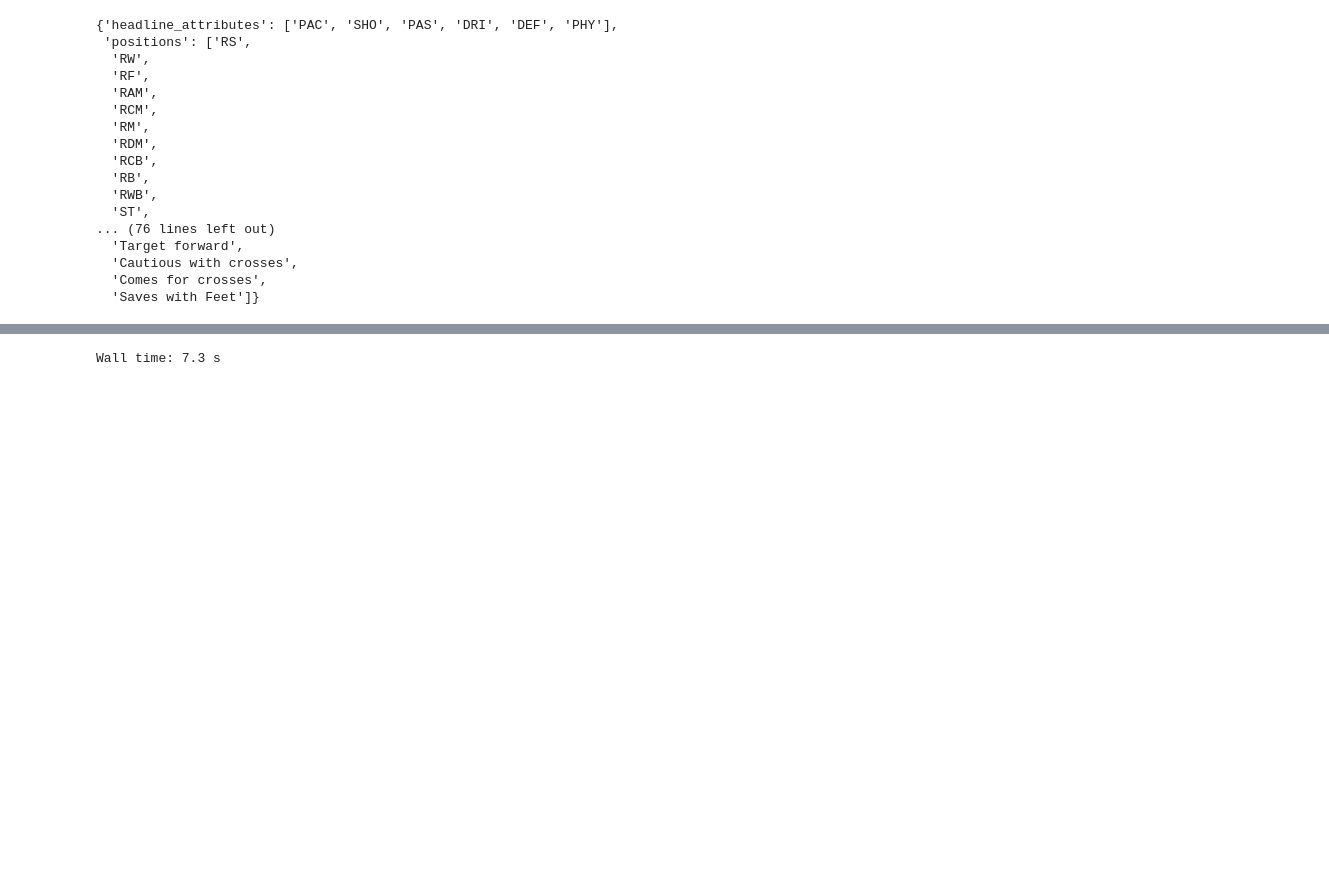
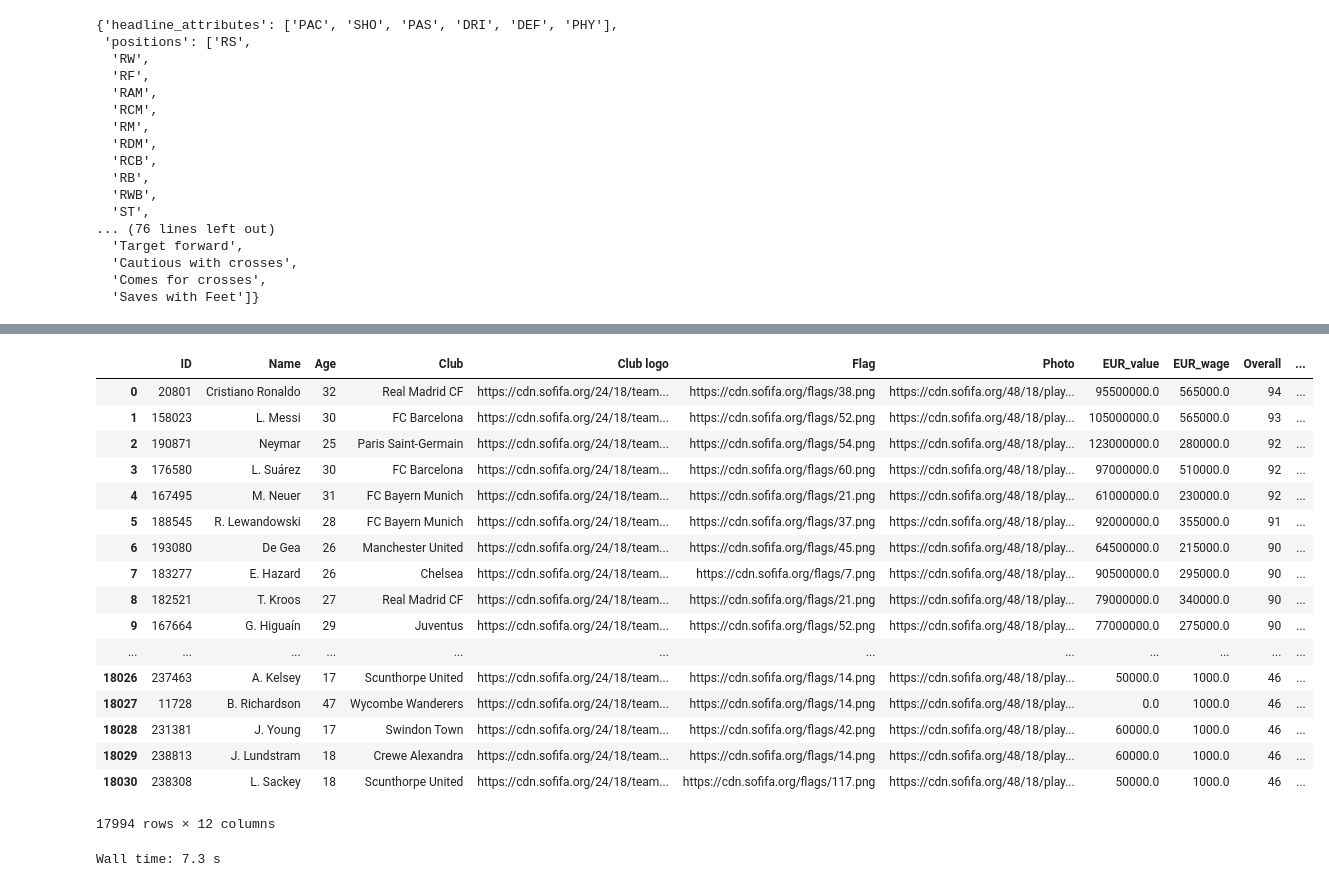
Before and after one commit to kevinheavey/fifa18-even-more-player-data, a Jupyter notebook: crawler.ipynb, the cells around one changed output, grey strips where cells are left out. Saved outputs shown, nothing was run; the diff lists cells and outputs as text; code cells hidden in the pictures; blank space fills up the shorter version.

Commit message:
Reorder overview columns

```diff
--- a/crawler.ipynb
+++ b/crawler.ipynb
@@ -57,4 +57,25 @@ player_overview_data
 17994 rows × 13 columns
+# %%
+player_overview_data[['ID', 'Name', 'Age', 'Club', 'Club logo', 'Flag', 'Photo', 'EUR_value', 'EUR_wage', 'Overall', 'Potential', 'Special']]
+# %% [output]
+|  | ID | Name | Age | Club | Club logo | Flag | Photo | EUR_value | EUR_wage | Overall | ... |
+| 0 | 20801 | Cristiano Ronaldo | 32 | Real Madrid CF | https://cdn.sofifa.org/24/18/team... | https://cdn.sofifa.org/flags/38.png | https://cdn.sofifa.org/48/18/play... | 95500000.0 | 565000.0 | 94 | ... |
+| 1 | 158023 | L. Messi | 30 | FC Barcelona | https://cdn.sofifa.org/24/18/team... | https://cdn.sofifa.org/flags/52.png | https://cdn.sofifa.org/48/18/play... | 105000000.0 | 565000.0 | 93 | ... |
+| 2 | 190871 | Neymar | 25 | Paris Saint-Germain | https://cdn.sofifa.org/24/18/team... | https://cdn.sofifa.org/flags/54.png | https://cdn.sofifa.org/48/18/play... | 123000000.0 | 280000.0 | 92 | ... |
+| 3 | 176580 | L. Suárez | 30 | FC Barcelona | https://cdn.sofifa.org/24/18/team... | https://cdn.sofifa.org/flags/60.png | https://cdn.sofifa.org/48/18/play... | 97000000.0 | 510000.0 | 92 | ... |
+| 4 | 167495 | M. Neuer | 31 | FC Bayern Munich | https://cdn.sofifa.org/24/18/team... | https://cdn.sofifa.org/flags/21.png | https://cdn.sofifa.org/48/18/play... | 61000000.0 | 230000.0 | 92 | ... |
+| 5 | 188545 | R. Lewandowski | 28 | FC Bayern Munich | https://cdn.sofifa.org/24/18/team... | https://cdn.sofifa.org/flags/37.png | https://cdn.sofifa.org/48/18/play... | 92000000.0 | 355000.0 | 91 | ... |
+| 6 | 193080 | De Gea | 26 | Manchester United | https://cdn.sofifa.org/24/18/team... | https://cdn.sofifa.org/flags/45.png | https://cdn.sofifa.org/48/18/play... | 64500000.0 | 215000.0 | 90 | ... |
+| 7 | 183277 | E. Hazard | 26 | Chelsea | https://cdn.sofifa.org/24/18/team... | https://cdn.sofifa.org/flags/7.png | https://cdn.sofifa.org/48/18/play... | 90500000.0 | 295000.0 | 90 | ... |
+| 8 | 182521 | T. Kroos | 27 | Real Madrid CF | https://cdn.sofifa.org/24/18/team... | https://cdn.sofifa.org/flags/21.png | https://cdn.sofifa.org/48/18/play... | 79000000.0 | 340000.0 | 90 | ... |
+| 9 | 167664 | G. Higuaín | 29 | Juventus | https://cdn.sofifa.org/24/18/team... | https://cdn.sofifa.org/flags/52.png | https://cdn.sofifa.org/48/18/play... | 77000000.0 | 275000.0 | 90 | ... |
+| ... | ... | ... | ... | ... | ... | ... | ... | ... | ... | ... | ... |
+| 18026 | 237463 | A. Kelsey | 17 | Scunthorpe United | https://cdn.sofifa.org/24/18/team... | https://cdn.sofifa.org/flags/14.png | https://cdn.sofifa.org/48/18/play... | 50000.0 | 1000.0 | 46 | ... |
+| 18027 | 11728 | B. Richardson | 47 | Wycombe Wanderers | https://cdn.sofifa.org/24/18/team... | https://cdn.sofifa.org/flags/14.png | https://cdn.sofifa.org/48/18/play... | 0.0 | 1000.0 | 46 | ... |
+| 18028 | 231381 | J. Young | 17 | Swindon Town | https://cdn.sofifa.org/24/18/team... | https://cdn.sofifa.org/flags/42.png | https://cdn.sofifa.org/48/18/play... | 60000.0 | 1000.0 | 46 | ... |
+| 18029 | 238813 | J. Lundstram | 18 | Crewe Alexandra | https://cdn.sofifa.org/24/18/team... | https://cdn.sofifa.org/flags/14.png | https://cdn.sofifa.org/48/18/play... | 60000.0 | 1000.0 | 46 | ... |
+| 18030 | 238308 | L. Sackey | 18 | Scunthorpe United | https://cdn.sofifa.org/24/18/team... | https://cdn.sofifa.org/flags/117.png | https://cdn.sofifa.org/48/18/play... | 50000.0 | 1000.0 | 46 | ... |
+17994 rows × 12 columns
 # %%
 %time overview_htmls = get_overview_htmls(from_file=True)
 # %% [output]
```
Also changed, not shown: parts of 2 cells of this notebook, 1 other file.
